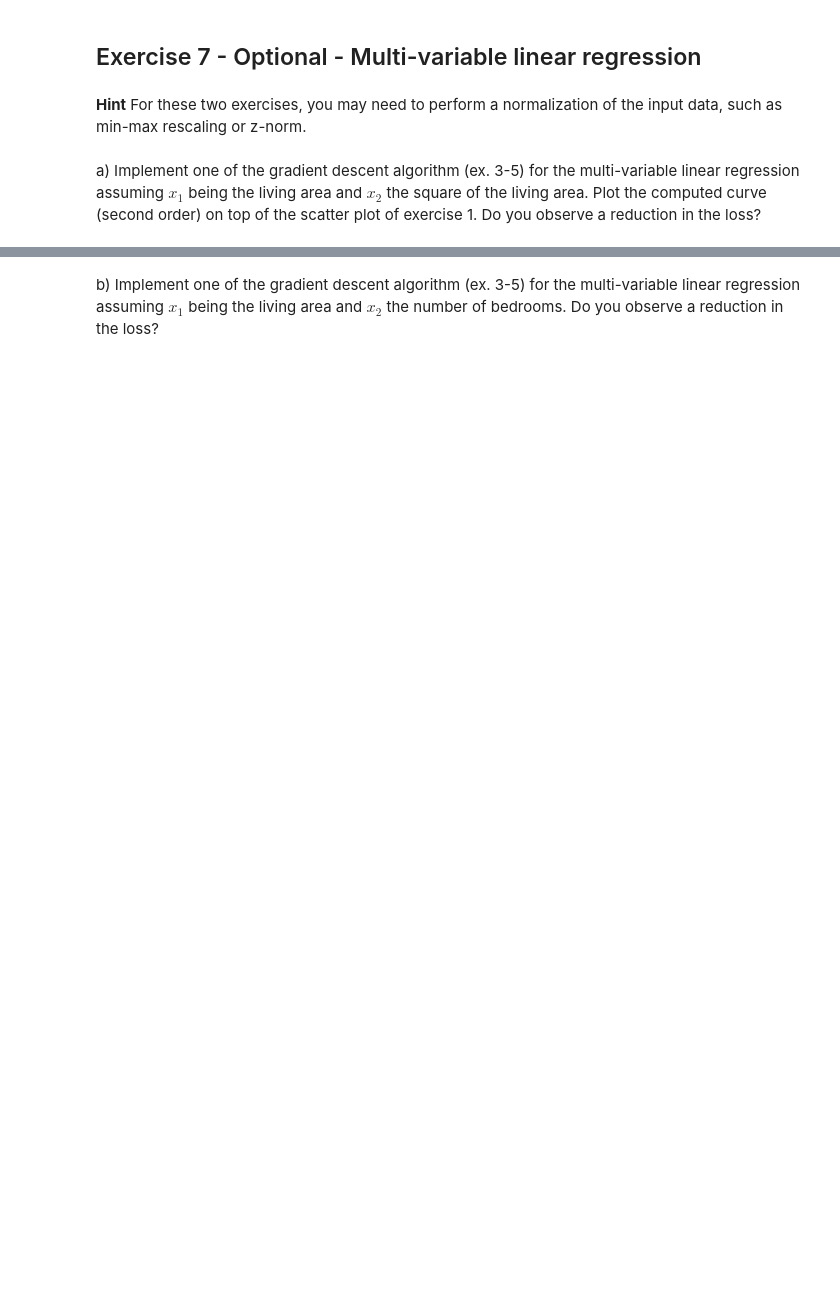
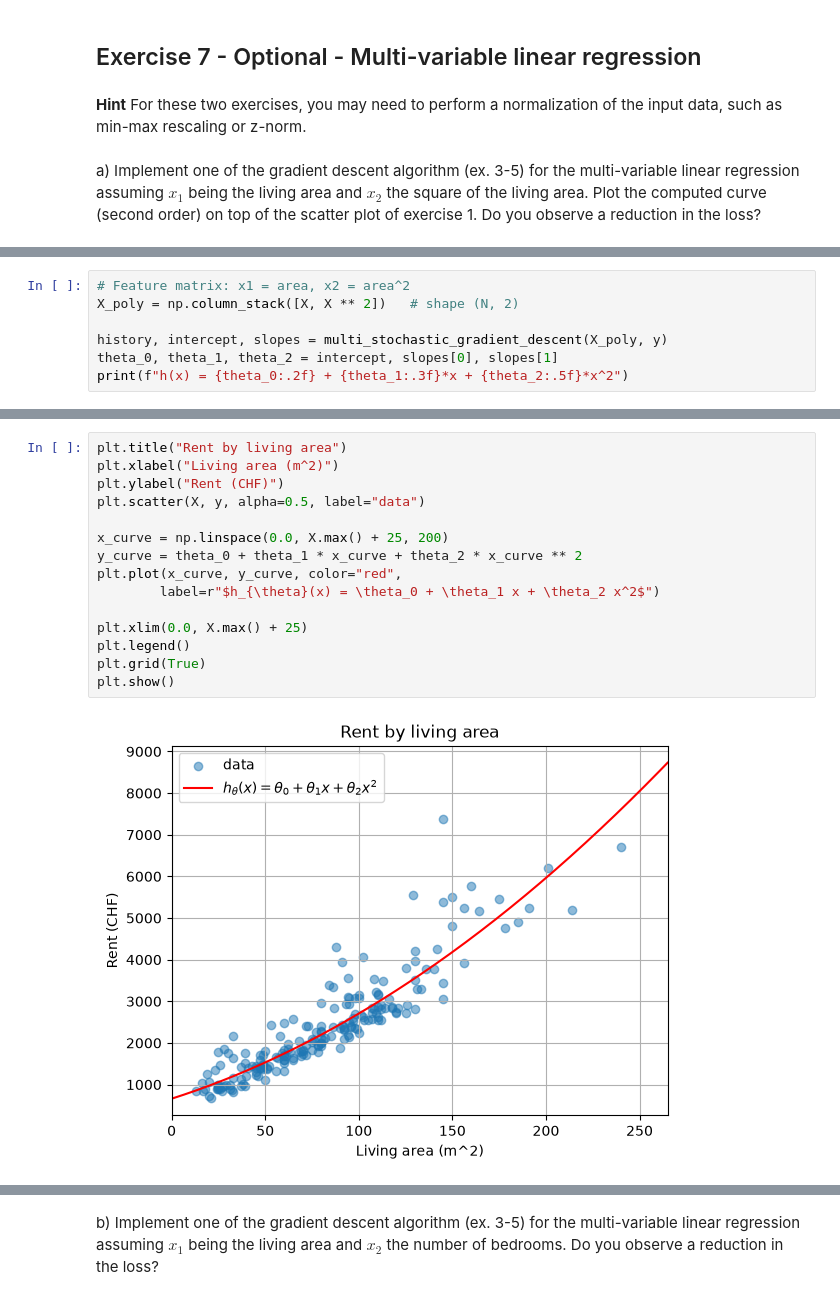
Before and after one commit to NoeBerdoz/FTP_MachLe, a Jupyter notebook: PW5/pw_resources/pw5-linear-regression-stud.ipynb, the cells around one changed output, grey strips where cells are left out. Saved outputs shown, nothing was run; the diff lists cells and outputs as text; blank space fills up the shorter version.

```diff
--- a/PW5/pw_resources/pw5-linear-regression-stud.ipynb
+++ b/PW5/pw_resources/pw5-linear-regression-stud.ipynb
@@ -702,0 +1019,7 @@ a) Implement one of the gradient descent algorithm (ex. 3-5) for the multi-varia
+# %%
+# Feature matrix: x1 = area, x2 = area^2
+X_poly = np.column_stack([X, X ** 2])   # shape (N, 2)
+
+history, intercept, slopes = multi_stochastic_gradient_descent(X_poly, y)
+theta_0, theta_1, theta_2 = intercept, slopes[0], slopes[1]
+print(f"h(x) = {theta_0:.2f} + {theta_1:.3f}*x + {theta_2:.5f}*x^2")
@@ -702,0 +1044,17 @@ a) Implement one of the gradient descent algorithm (ex. 3-5) for the multi-varia
+# %%
+plt.title("Rent by living area")
+plt.xlabel("Living area (m^2)")
+plt.ylabel("Rent (CHF)")
+plt.scatter(X, y, alpha=0.5, label="data")
+
+x_curve = np.linspace(0.0, X.max() + 25, 200)
+y_curve = theta_0 + theta_1 * x_curve + theta_2 * x_curve ** 2
+plt.plot(x_curve, y_curve, color="red",
+        label=r"$h_{\theta}(x) = \theta_0 + \theta_1 x + \theta_2 x^2$")
+
+plt.xlim(0.0, X.max() + 25)
+plt.legend()
+plt.grid(True)
+plt.show()
+# %% [output]
+[figure, added]
```
Also changed, not shown: parts of 30 cells of this notebook.
